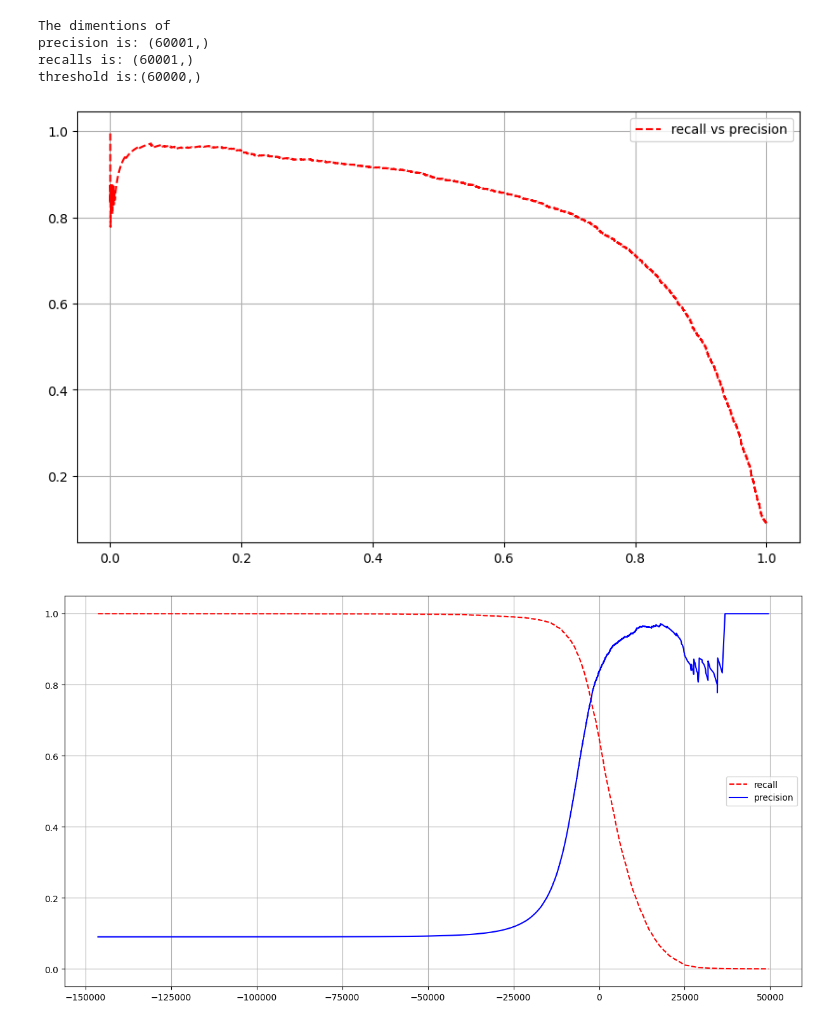
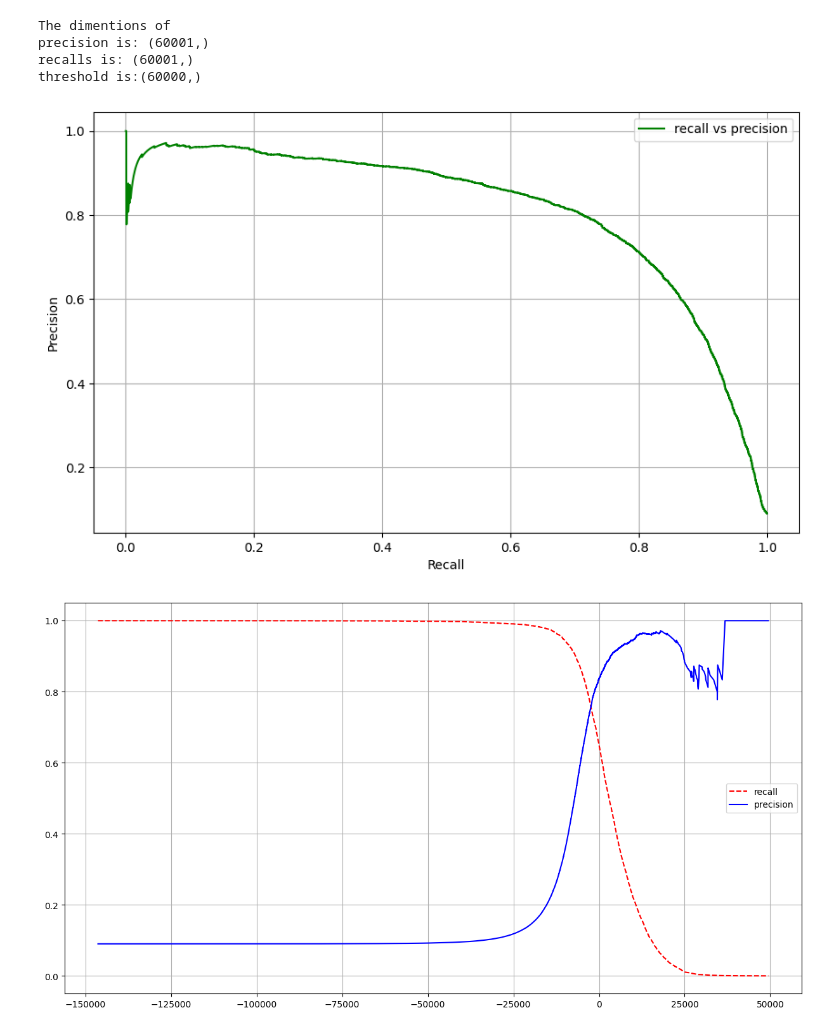
Before and after one commit to Ashmit-1/classificationDigits, a Jupyter notebook: classification.ipynb, the cells around one changed output. Saved outputs shown, nothing was run; the diff lists cells and outputs as text; code cells hidden in the pictures.

```diff
--- a/classification.ipynb
+++ b/classification.ipynb
@@ -178,12 +178,14 @@ recalls is: (60001,)
 threshold is:(60000,)
 # %%
 plt.figure(figsize=(10, 6))
-plt.plot(recalls[:recalls.shape[0]-1], precisions[:precisions.shape[0]-1], "r--", label="recall vs precision",)
+plt.plot(recalls[:recalls.shape[0]-1], precisions[:precisions.shape[0]-1], "g-", label="recall vs precision",)
+plt.xlabel("Recall")
+plt.ylabel("Precision")
 plt.legend()
 plt.grid(True)
 plt.show()
 # %% [output]
-[figure, old version]
+[figure, new version]
 # %%
 plt.figure(figsize=(15, 8))
 plt.plot(thresholds, recalls[:-1], "r--", label="recall")
```
Also changed, not shown: parts of 6 cells of this notebook.
